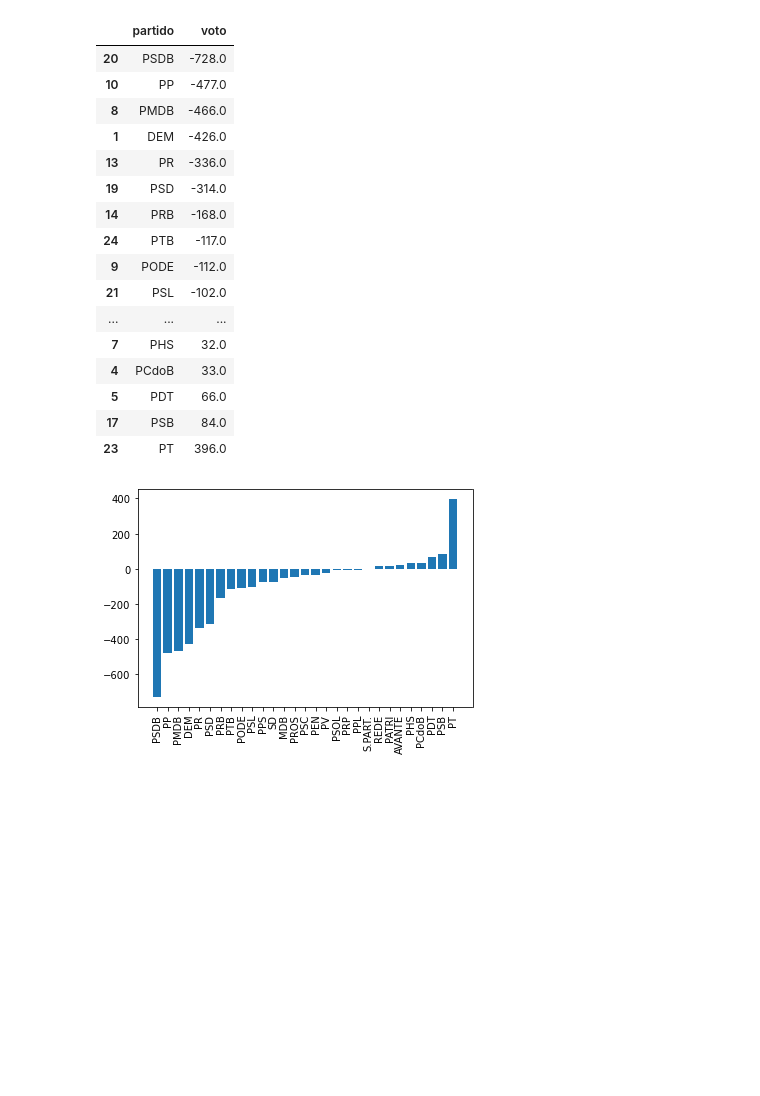
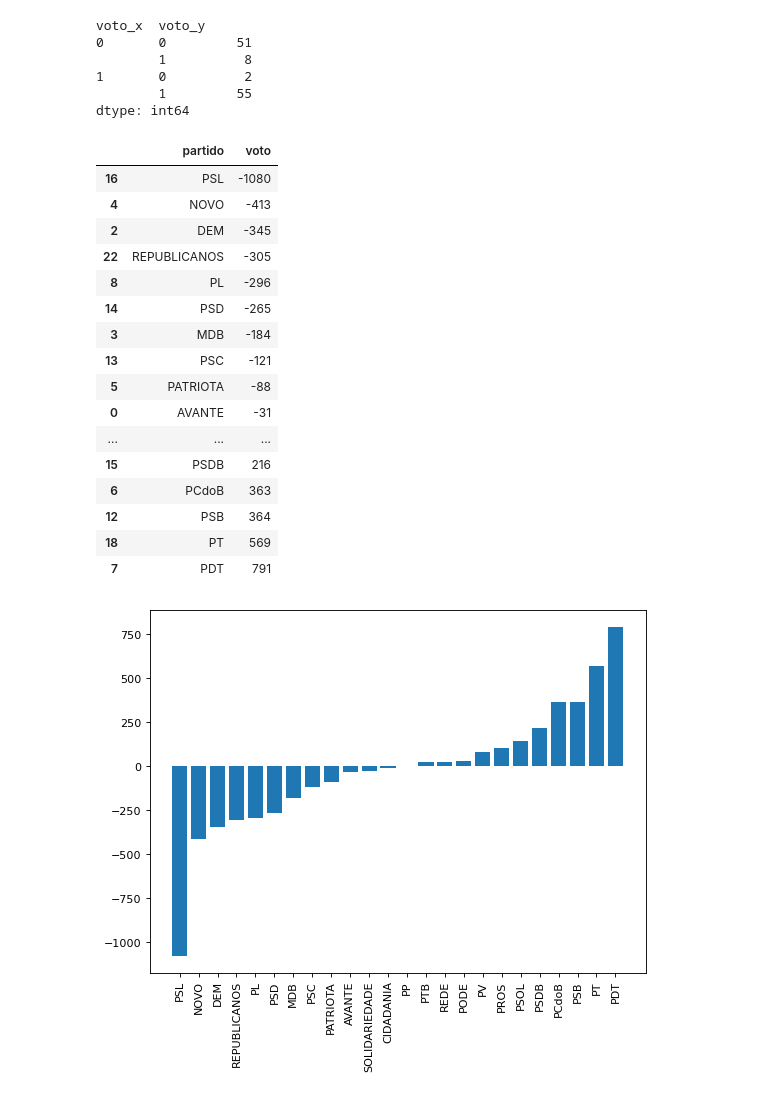
Before and after one commit to guilhermebezerrads/visualizacao-de-dados, a Jupyter notebook: Processamento & Exploração - Guilherme.ipynb, the cells around one changed output. Drawn from its saved outputs; the diff is of its cells as text; code cells hidden in the pictures; blank space fills up the shorter version.

```diff
--- a/Processamento & Exploração - Guilherme.ipynb
+++ b/Processamento & Exploração - Guilherme.ipynb
@@ -5,5 +6,5 @@ import matplotlib.pyplot as plt
 # %%
-df = pd.read_csv("dados/votos/votacoesVotos-2018.csv", sep=";")
+df = pd.read_csv("dados/votos/votacoesVotos-2008.csv", sep=";")
 print(df.columns)
 df = df.drop(["uriVotacao", "deputado_uri", "deputado_uriPartido", "deputado_urlFoto", "deputado_idLegislatura"], axis=1)
 df["voto"].replace({"Sim": 1, "Não": -1, "Abstenção": 0, 'Artigo 17':0, 'Obstrução':0}, inplace=True)
@@ -34,3 +94,12 @@ df.columns = ['idVotacao', 'data', 'voto', 'id', 'nome',
+# %%
+merge_df.groupby(["voto_x", "voto_y"]).size()
+# %% [output]
+voto_x  voto_y
+0       0         51
+        1          8
+1       0          2
+        1         55
+dtype: int64
 # %%
 new_df = df.groupby(["partido"]).sum()
 new_df = new_df.drop(["id", "voto_count"], axis=1)
@@ -39,25 +108,26 @@ new_df = new_df.sort_values("voto")
 new_df
 # %% [output]
 |  | partido | voto |
-| 20 | PSDB | -728.0 |
-| 10 | PP | -477.0 |
-| 8 | PMDB | -466.0 |
-| 1 | DEM | -426.0 |
-| 13 | PR | -336.0 |
-| 19 | PSD | -314.0 |
-| 14 | PRB | -168.0 |
-| 24 | PTB | -117.0 |
-| 9 | PODE | -112.0 |
-| 21 | PSL | -102.0 |
+| 16 | PSL | -1080 |
+| 4 | NOVO | -413 |
+| 2 | DEM | -345 |
+| 22 | REPUBLICANOS | -305 |
+| 8 | PL | -296 |
+| 14 | PSD | -265 |
+| 3 | MDB | -184 |
+| 13 | PSC | -121 |
+| 5 | PATRIOTA | -88 |
+| 0 | AVANTE | -31 |
 | ... | ... | ... |
-| 7 | PHS | 32.0 |
-| 4 | PCdoB | 33.0 |
-| 5 | PDT | 66.0 |
-| 17 | PSB | 84.0 |
-| 23 | PT | 396.0 |
+| 15 | PSDB | 216 |
+| 6 | PCdoB | 363 |
+| 12 | PSB | 364 |
+| 18 | PT | 569 |
+| 7 | PDT | 791 |
 # %%
+figure(figsize=(8, 6), dpi=80)
 plt.xticks(rotation=90)
 plt.bar(new_df["partido"], new_df["voto"])
 plt.show()
 # %% [output]
-[figure, old version]
+[figure, new version]
```
Also changed, not shown: parts of 6 cells of this notebook.
